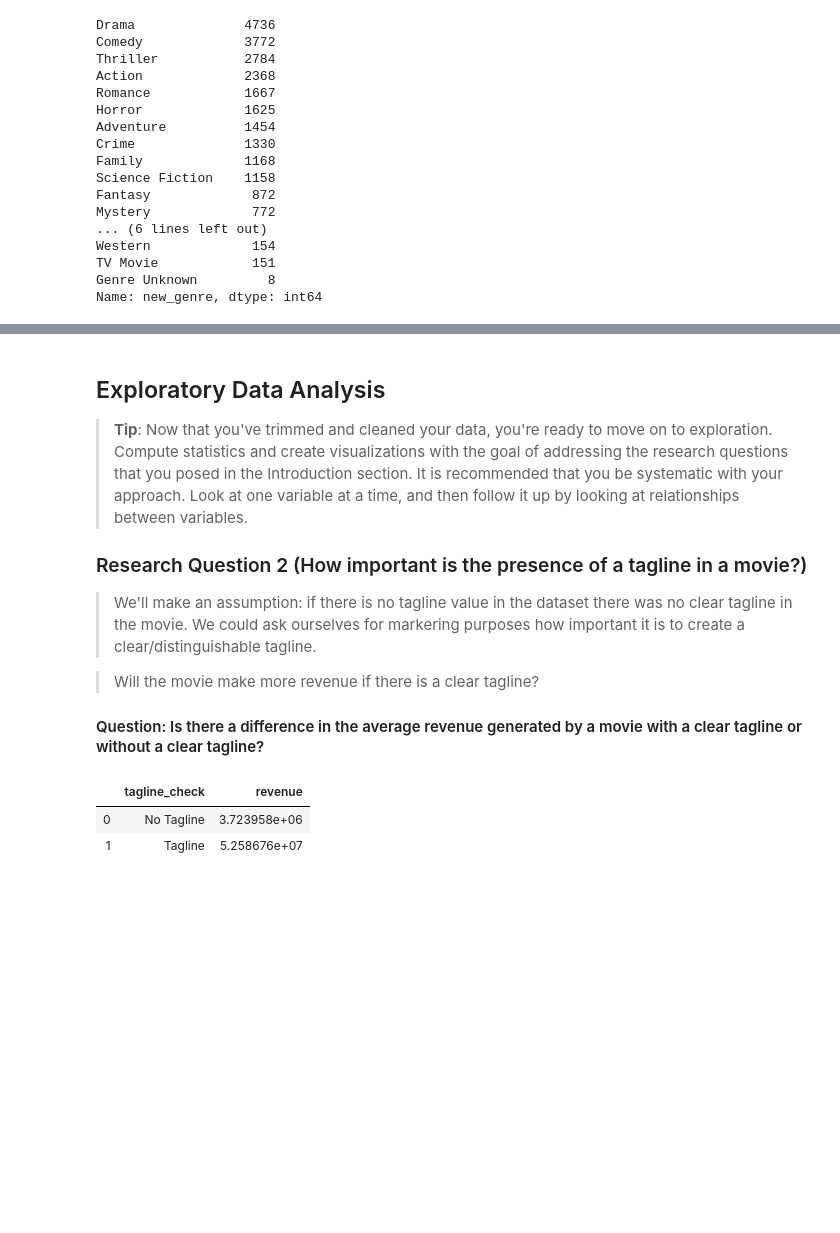
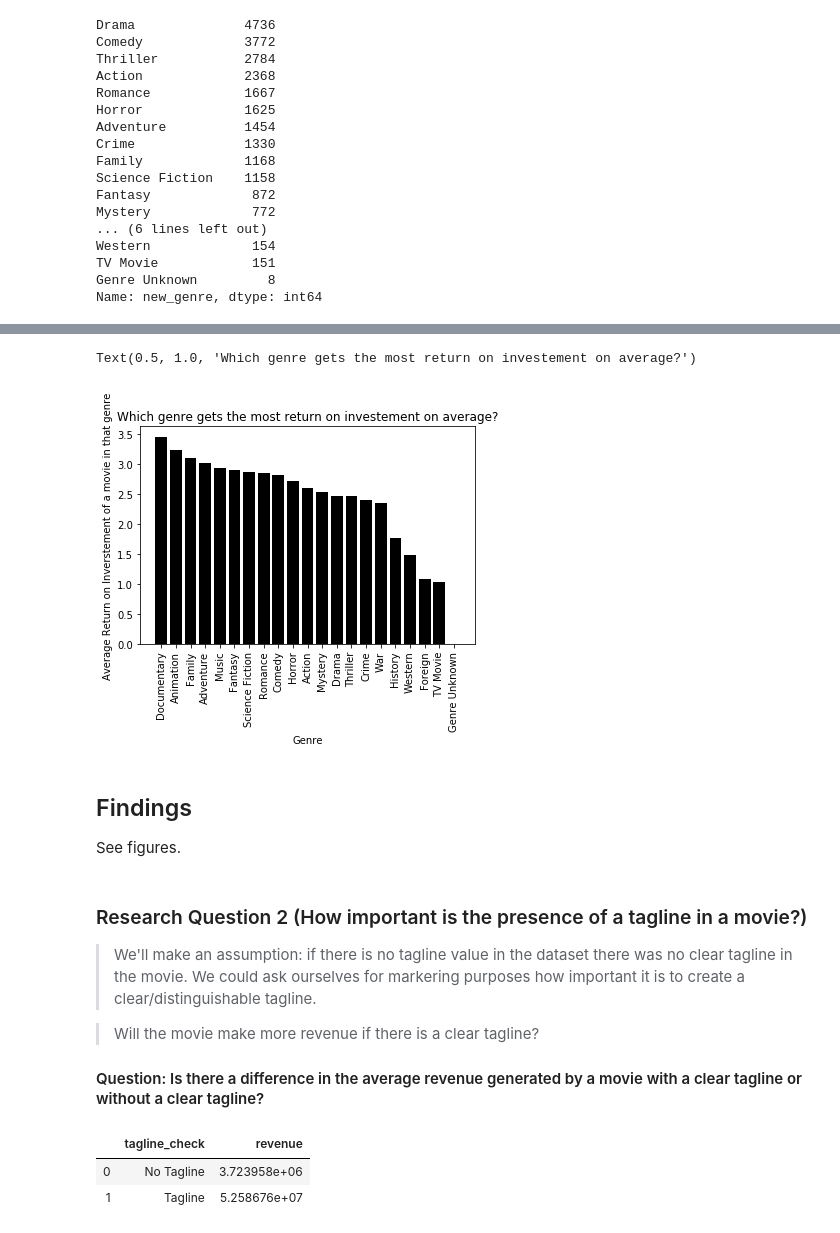
Before and after one commit to toonseghers/assignment2_data_analyst, a Jupyter notebook: Assignment 2- Jupyter Notebook.ipynb, the cells around one changed output, grey strips where cells are left out. Drawn from its saved outputs; the diff is of its cells as text; code cells hidden in the pictures; blank space fills up the shorter version.

```diff
--- a/Assignment 2- Jupyter Notebook.ipynb
+++ b/Assignment 2- Jupyter Notebook.ipynb
@@ -364,8 +359,18 @@ Still need to be done. We could maybe visualize this
+# %%
+average_per_genre=average_per_genre.sort_values('ROI',ascending=False)
+plt.bar(place_1, average_per_genre['ROI'],tick_label=average_per_genre['new_genre'], color='black')
+plt.xticks(place_1,average_per_genre['new_genre'] , rotation='vertical');
+plt.xlabel('Genre')
+plt.ylabel('Average Return on Inverstement of a movie in that genre')
+plt.title('Which genre gets the most return on investement on average?')
+# %% [output]
+Text(0.5, 1.0, 'Which genre gets the most return on investement on average?')
+[figure, added]
+# %% [markdown]
+## Findings
+
+See figures.
 # %% [markdown]
-<a id='eda'></a>
-## Exploratory Data Analysis
-
-> **Tip**: Now that you've trimmed and cleaned your data, you're ready to move on to exploration. Compute statistics and create visualizations with the goal of addressing the research questions that you posed in the Introduction section. It is recommended that you be systematic with your approach. Look at one variable at a time, and then follow it up by looking at relationships between variables.
 
 ### Research Question 2 (How important is the presence of a tagline in a movie?)
 > We'll make an assumption: if there is no tagline value in the dataset there was no clear tagline in the movie.
```
Also changed, not shown: parts of 8 cells of this notebook.
